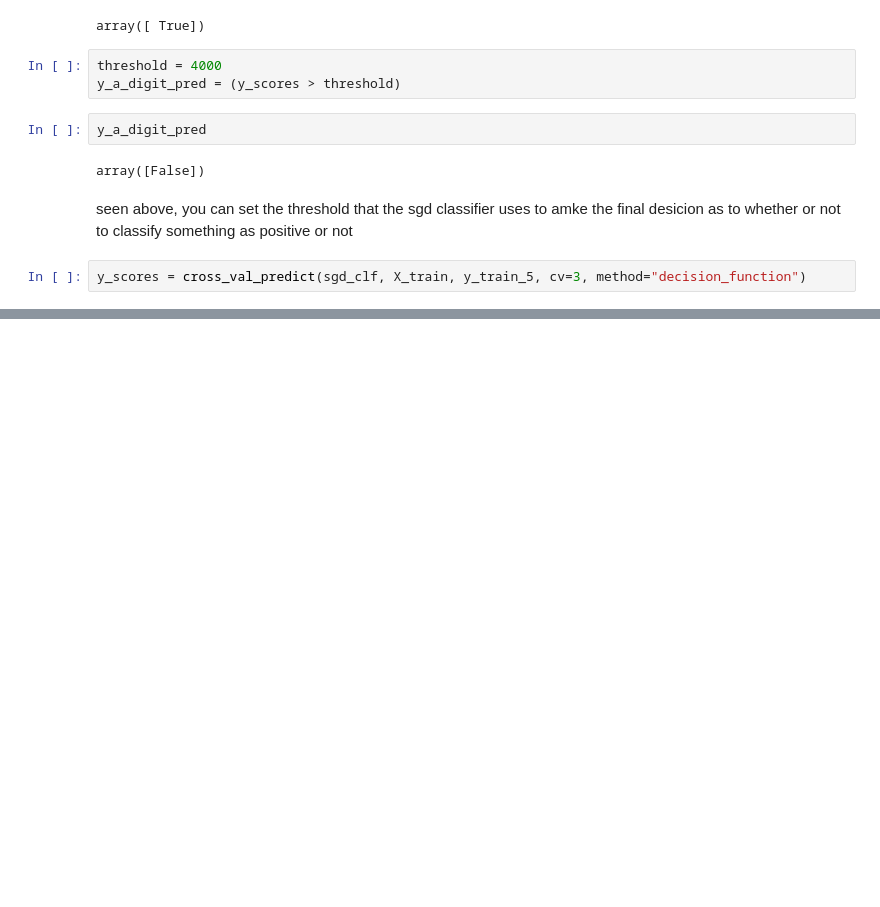
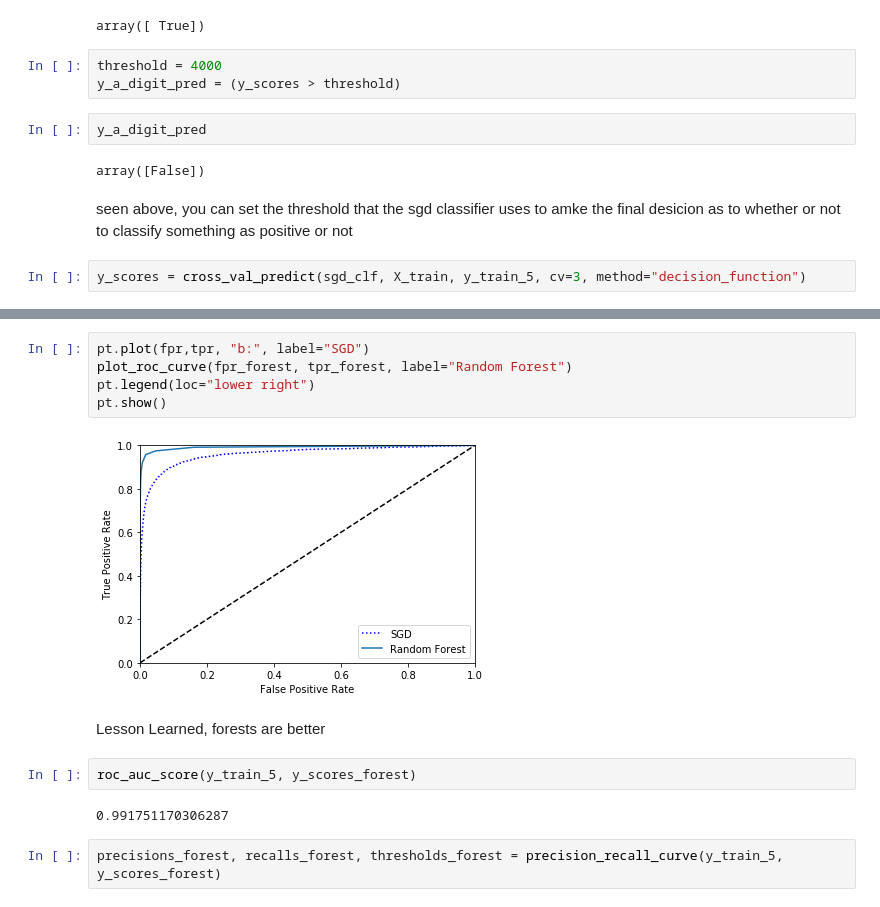
Before and after one commit to mdigreg2/DataScience, a Jupyter notebook: ml/MNIST_ML.ipynb, the cells around one changed output, grey strips where cells are left out. Cells and saved outputs as stored; diff of their text form; blank space fills up the shorter version.

```diff
--- a/ml/MNIST_ML.ipynb
+++ b/ml/MNIST_ML.ipynb
@@ -261,0 +317,15 @@ pt.show()
+# %%
+pt.plot(fpr,tpr, "b:", label="SGD")
+plot_roc_curve(fpr_forest, tpr_forest, label="Random Forest")
+pt.legend(loc="lower right")
+pt.show()
+# %% [output]
+[figure, added]
+# %% [markdown]
+Lesson Learned, forests are better
+# %%
+roc_auc_score(y_train_5, y_scores_forest)
+# %% [output]
+0.991751170306287
+# %%
+precisions_forest, recalls_forest, thresholds_forest = precision_recall_curve(y_train_5, y_scores_forest)
```
Also changed, not shown: parts of 41 cells of this notebook.
